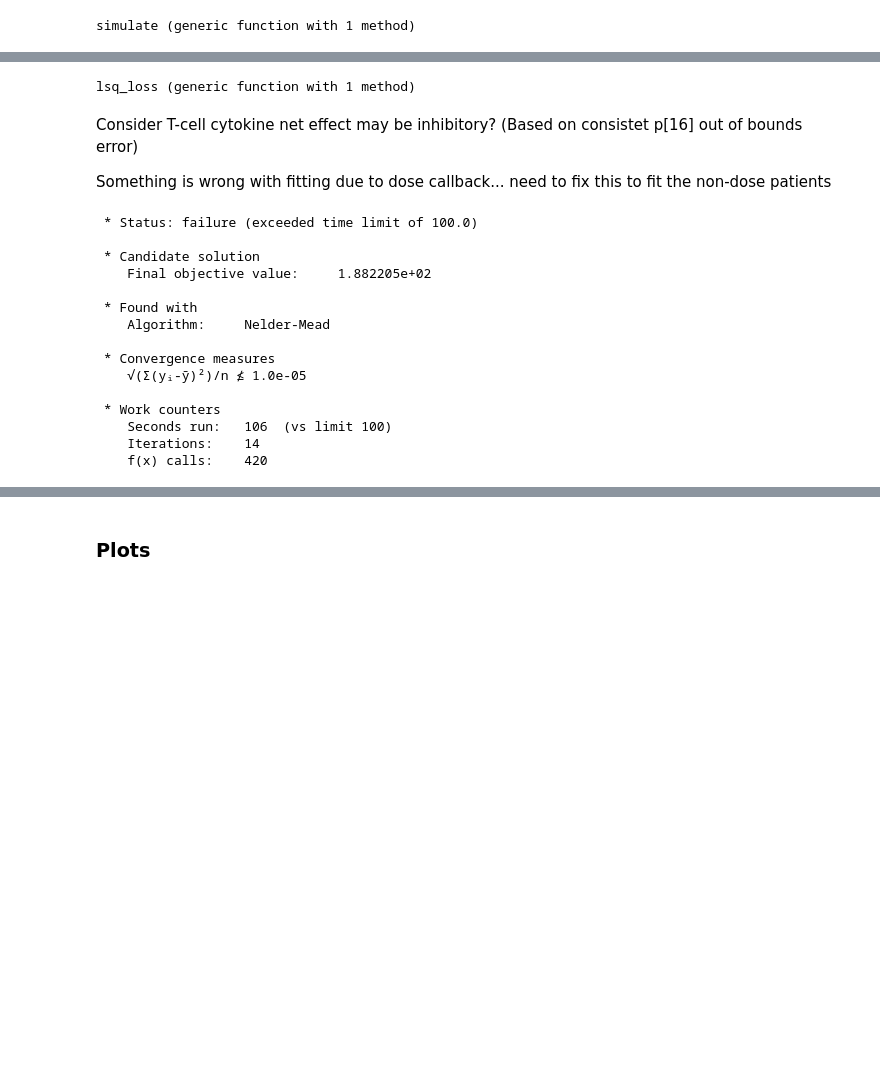
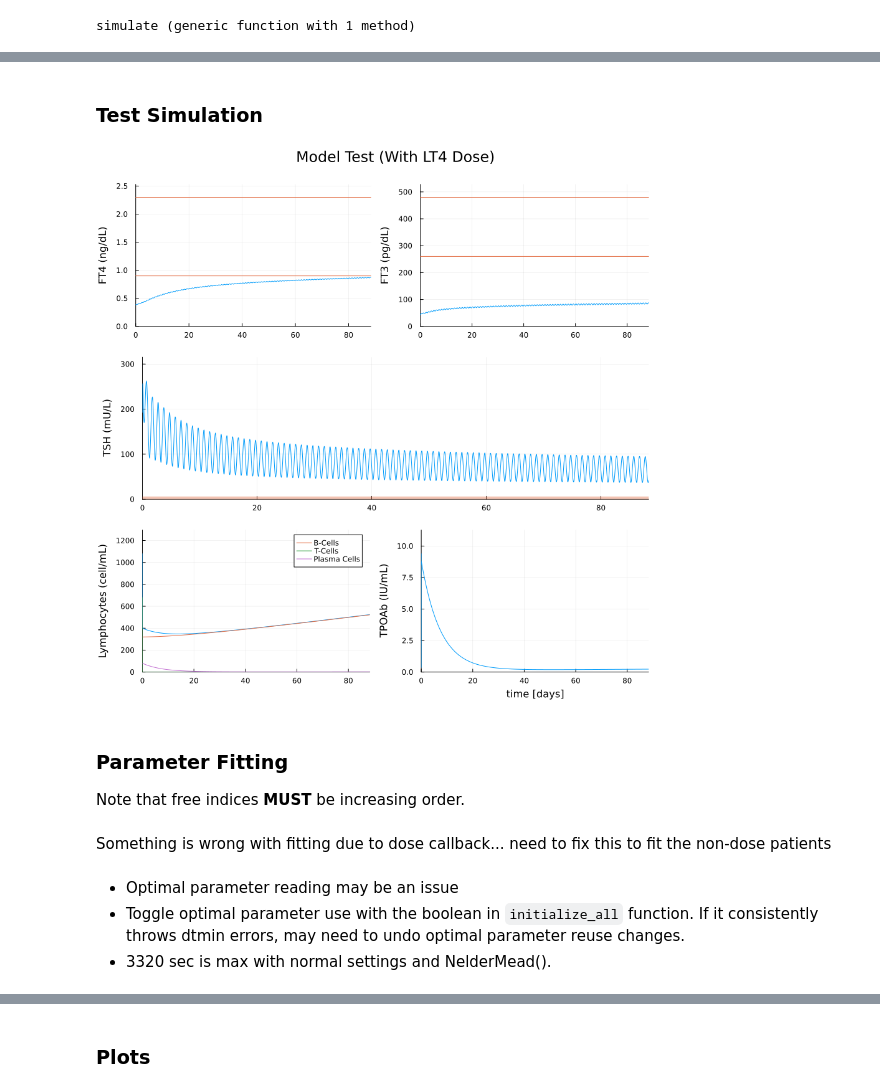
Before and after one commit to aidanboyne/BioCyb_UCLA, a Jupyter notebook: thyrosimIM/src/notebooks/DDR.ipynb, the cells around one changed output, grey strips where cells are left out. Saved outputs shown, nothing was run; the diff lists cells and outputs as text; code cells hidden in the pictures; blank space fills up the shorter version.

```diff
--- a/thyrosimIM/src/notebooks/DDR.ipynb
+++ b/thyrosimIM/src/notebooks/DDR.ipynb
@@ -325,16 +531,2 @@ end;
 # %% [markdown]
 ### Fitting Functions
-# %%
-# Convert from internal to plotting/fitting units
-function FT4(TT4)
-    return (777.0 * 0.02 * TT4[1])/3.2
-end
-
-# Welsh KJ, Soldin SJ. doi: 10.1530/EJE-16-0193. converts TT3 (mcg/L) to FT3 (pg/dL)
-function FT3(TT3)
-    return (651.0* 0.3 * TT3[1] * 1000)/3.2
-end
-
-function TPOConvert(TPOAb)
-    return (200*(TPOAb)[1])/6.022e8
-end
@@ -500,17 +912,15 @@ fit_all (generic function with 1 method)
 # %%
-function simulate(model, ic, tspan, free_parameters, fixed_parameters; use_callback::Bool = false, free_indices=[], solver = Rosenbrock23(), warmup::Bool=false)
-    #find_patient_ic!(ic,combine_params(free_parameters[1:end-9], fixed_parameters, free_indicies=free_indicies), 15)
+function simulate(model, ic, tspan, free_parameters, fixed_parameters, free_indices::Vector; use_callback::Bool = false, solver = Rosenbrock23(), warmup::Bool=false, warmup_period::Int=30)
+    parameters = combine_params(free_parameters[1:end-5], fixed_parameters, free_indices[1:end-5])
     if warmup
-        find_patient_ic!(ic, combine_params(free_parameters[1:end-9], fixed_parameters, free_indicies=free_indices), 30)
+        find_patient_ic!(ic, parameters, warmup_period)
     end
     if use_callback
-        problem = ODEProblem(thyrosimIM!, ic,tspan,
-            combine_params(free_parameters[1:end-9], fixed_parameters, free_indicies=free_indices))
+        problem = ODEProblem(model, ic, tspan, parameters)
         sol = solve(problem, solver, callback = dose_callback, tstops = dose_times)
         return sol
     else
-        problem = ODEProblem(thyrosimIM!, ic,tspan,
-            combine_params(free_parameters[1:end-9], fixed_parameters, free_indicies=free_indices))
+        problem = ODEProblem(model, ic, tspan, parameters)
         sol = solve(problem, solver)
         return sol
     end
@@ -522,8 +929,0 @@ simulate (generic function with 1 method)
-# %%
-free_params = initialize_free()
-fixed_params = fixed_parameters()
-lb = zeros(size(free_params)[1])
-ub = free_params*10000
-loss_function = lsq_loss
-# %% [output]
-lsq_loss (generic function with 1 method)
@@ -529,0 +938,2 @@ lsq_loss (generic function with 1 method)
+# %% [markdown]
+### Test Simulation
@@ -529,0 +1005,11 @@ lsq_loss (generic function with 1 method)
+# %%
+#test_sim = simulate(meha_model!, meha_initial_conditions, (0,2120), meha_params, fixed_params)
+test_sim_base = simulate(thyrosimIM!, initial_conditions, (0,2120), optimal_params, fixed_params, [], use_callback = false);
+# %%
+test_p = simplot(test_sim_base, title="Model Test (With LT4 Dose)")
+# %% [output]
+[figure, added]
+# %% [markdown]
+### Parameter Fitting
+
+Note that free indices **MUST** be increasing order.
@@ -530,23 +1023,2 @@ lsq_loss (generic function with 1 method)
 # %% [markdown]
-Consider T-cell cytokine net effect may be inhibitory? (Based on consistet p[16] out of bounds error)
-
 Something is wrong with fitting due to dose callback... need to fix this to fit the non-dose patients
-# %%
-fitting_trial = fit_all(free_params, fixed_params, lb, ub, sample_IM, loss_function=loss_function,
-    use_callback=false, optimization_function = NelderMead())
-# %% [output]
- * Status: failure (exceeded time limit of 100.0)
-
- * Candidate solution
-    Final objective value:     1.882205e+02
-
- * Found with
-    Algorithm:     Nelder-Mead
-
- * Convergence measures
-    √(Σ(yᵢ-ȳ)²)/n ≰ 1.0e-05
-
- * Work counters
-    Seconds run:   106  (vs limit 100)
-    Iterations:    14
-    f(x) calls:    420
@@ -552,0 +1027,4 @@ fitting_trial = fit_all(free_params, fixed_params, lb, ub, sample_IM, loss_funct
+# %% [markdown]
+- Optimal parameter reading may be an issue
+- Toggle optimal parameter use with the boolean in `initialize_all` function. If it consistently throws dtmin errors, may need to undo optimal parameter reuse changes.
+- 3320 sec is max with normal settings and NelderMead().
```
Also changed, not shown: parts of 32 cells of this notebook, 25 other files.
